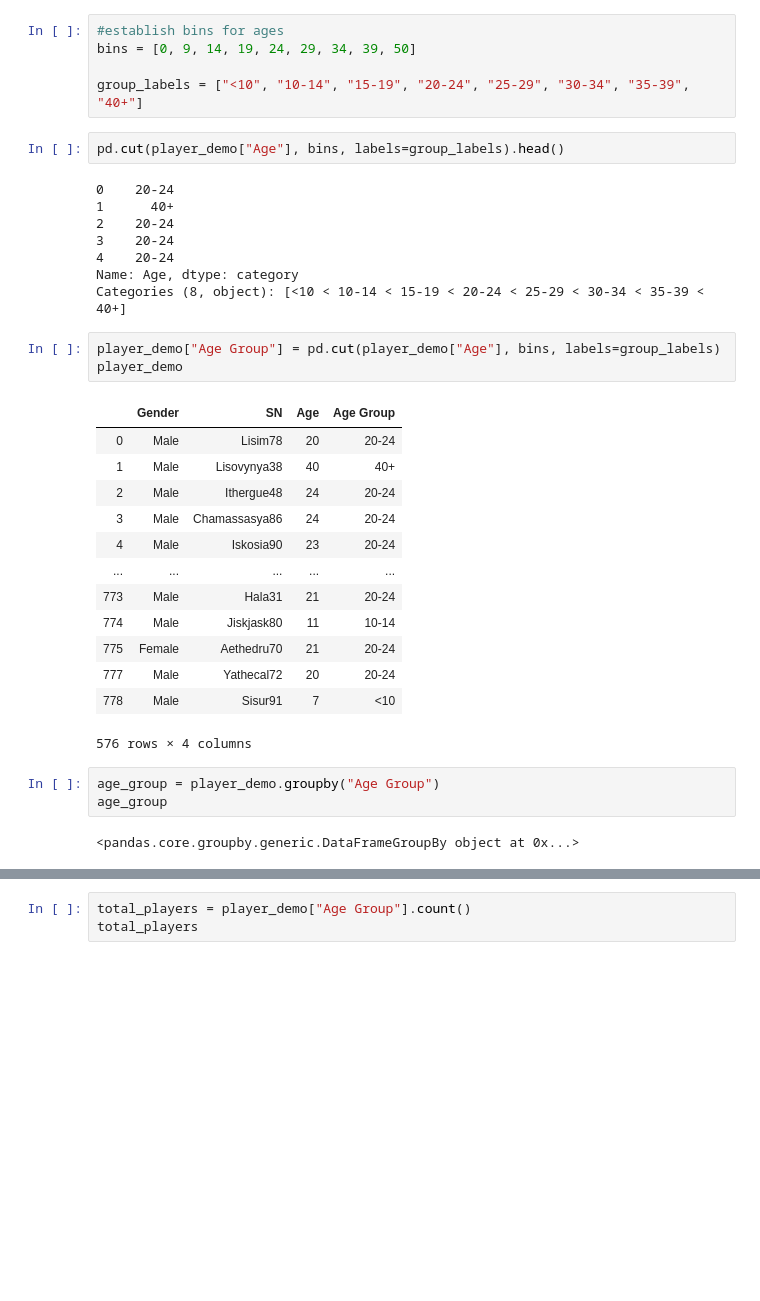
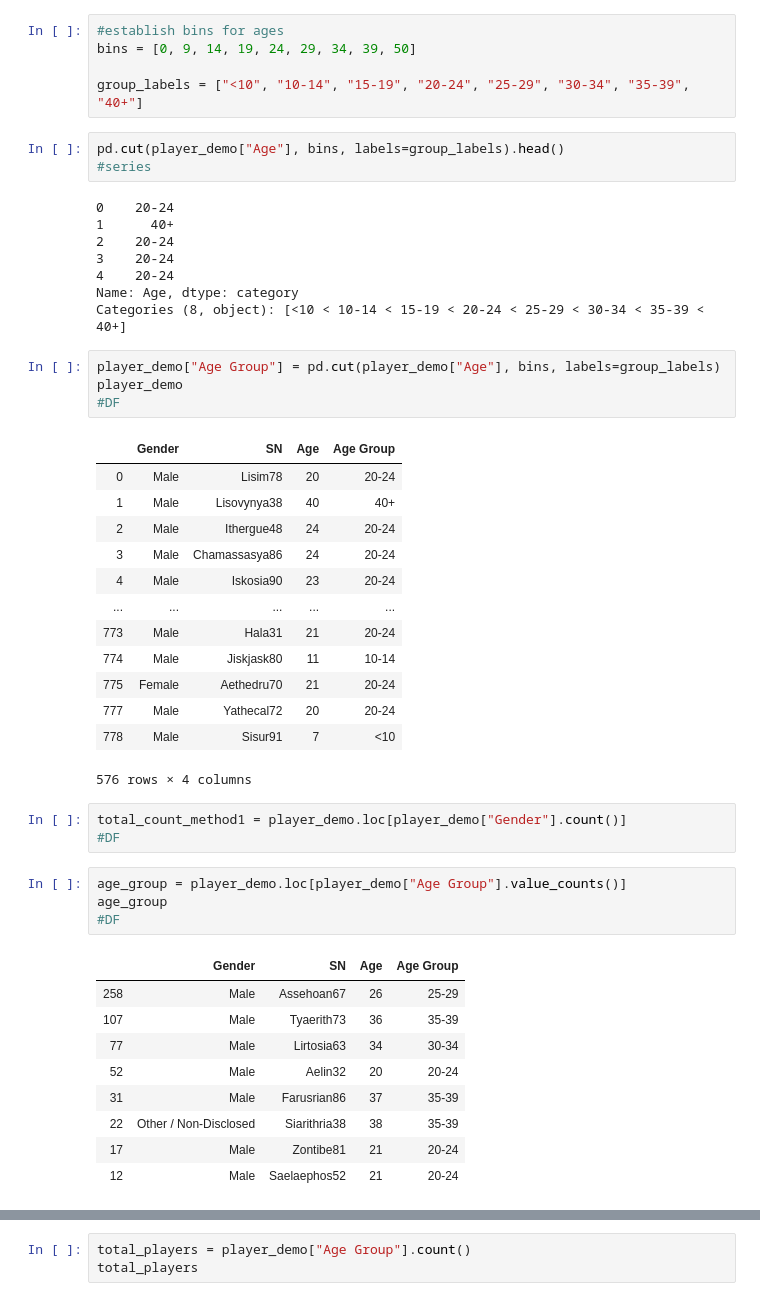
Before and after one commit to VallieTracy/pandas-challenge, a Jupyter notebook: HeroesOfPymoli/main.ipynb, the cells around one changed output, grey strips where cells are left out. Cells and saved outputs as stored; diff of their text form; blank space fills up the shorter version.

```diff
--- a/HeroesOfPymoli/main.ipynb
+++ b/HeroesOfPymoli/main.ipynb
@@ -152,6 +154,7 @@ bins = [0, 9, 14, 19, 24, 29, 34, 39, 50]
 group_labels = ["<10", "10-14", "15-19", "20-24", "25-29", "30-34", "35-39", "40+"]
 # %%
 pd.cut(player_demo["Age"], bins, labels=group_labels).head()
+#series
 # %% [output]
 0    20-24
 1      40+
@@ -163,6 +166,7 @@ Categories (8, object): [<10 < 10-14 < 15-19 < 20-24 < 25-29 < 30-34 < 35-39 < 4
 # %%
 player_demo["Age Group"] = pd.cut(player_demo["Age"], bins, labels=group_labels)
 player_demo
+#DF
 # %% [output]
 |  | Gender | SN | Age | Age Group |
 | 0 | Male | Lisim78 | 20 | 20-24 |
@@ -177,11 +181,23 @@ player_demo
 | 777 | Male | Yathecal72 | 20 | 20-24 |
 | 778 | Male | Sisur91 | 7 | <10 |
 576 rows × 4 columns
+# %%
+total_count_method1 = player_demo.loc[player_demo["Gender"].count()]
+#DF
 # %%
-age_group = player_demo.groupby("Age Group")
+age_group = player_demo.loc[player_demo["Age Group"].value_counts()]
 age_group
+#DF
 # %% [output]
-<pandas.core.groupby.generic.DataFrameGroupBy object at 0x...>
+|  | Gender | SN | Age | Age Group |
+| 258 | Male | Assehoan67 | 26 | 25-29 |
+| 107 | Male | Tyaerith73 | 36 | 35-39 |
+| 77 | Male | Lirtosia63 | 34 | 30-34 |
+| 52 | Male | Aelin32 | 20 | 20-24 |
+| 31 | Male | Farusrian86 | 37 | 35-39 |
+| 22 | Other / Non-Disclosed | Siarithria38 | 38 | 35-39 |
+| 17 | Male | Zontibe81 | 21 | 20-24 |
+| 12 | Male | Saelaephos52 | 21 | 20-24 |
 # %%
 #find out how many rows fall into each bin
 print(age_group["Gender"].count())
```
Also changed, not shown: parts of 8 cells of this notebook.
